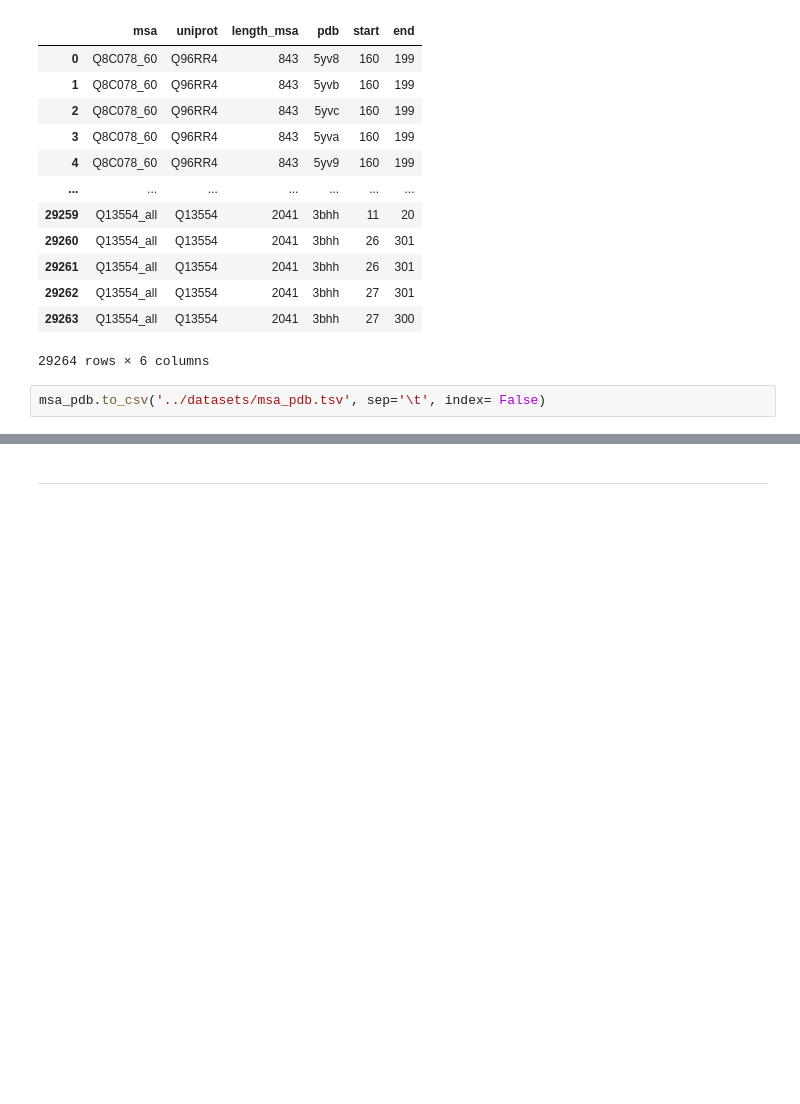
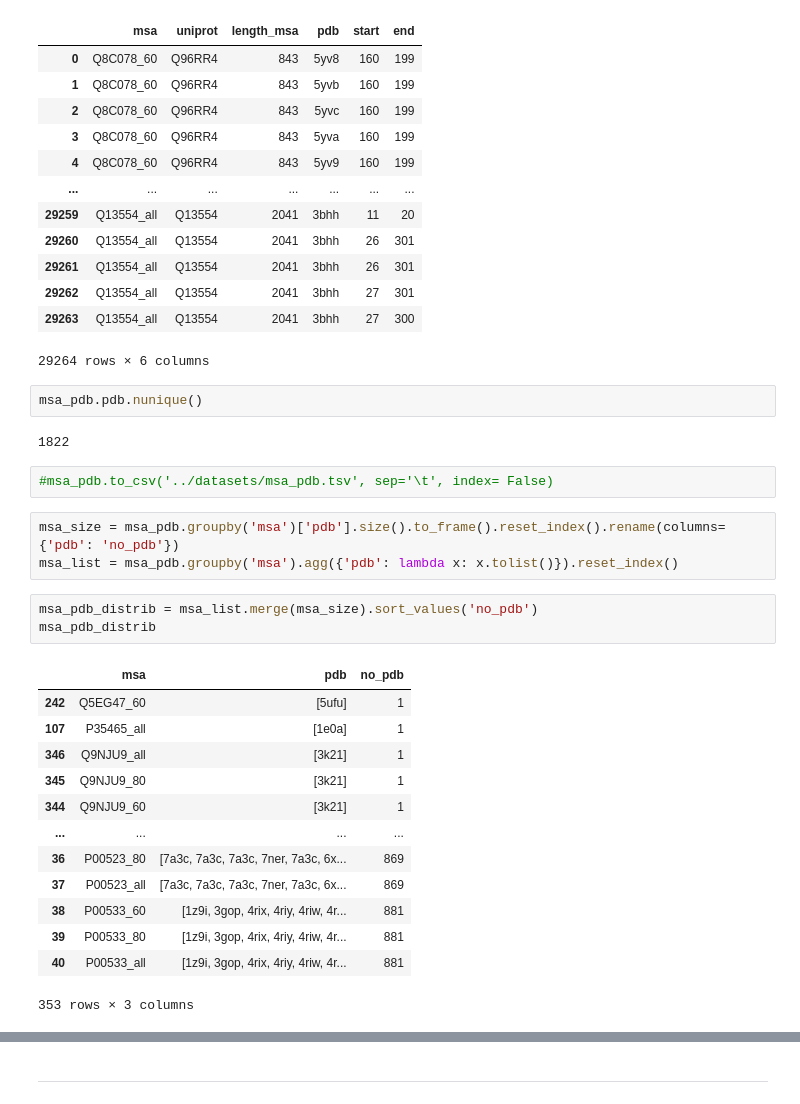
Before and after one commit to alvaro-2/cis-reg, a Jupyter notebook: scripts/orthologs.ipynb, the cells around one changed output, grey strips where cells are left out. Cells and saved outputs as stored; diff of their text form; blank space fills up the shorter version.

```diff
--- a/scripts/orthologs.ipynb
+++ b/scripts/orthologs.ipynb
@@ -766,5 +750,29 @@ msa_pdb
 | 29262 | Q13554_all | Q13554 | 2041 | 3bhh | 27 | 301 |
 | 29263 | Q13554_all | Q13554 | 2041 | 3bhh | 27 | 300 |
 29264 rows × 6 columns
+# %%
+msa_pdb.pdb.nunique()
+# %% [output]
+1822
 # %%
-msa_pdb.to_csv('../datasets/msa_pdb.tsv', sep='\t', index= False)
+#msa_pdb.to_csv('../datasets/msa_pdb.tsv', sep='\t', index= False)
+# %%
+msa_size = msa_pdb.groupby('msa')['pdb'].size().to_frame().reset_index().rename(columns= {'pdb': 'no_pdb'})
+msa_list = msa_pdb.groupby('msa').agg({'pdb': lambda x: x.tolist()}).reset_index()
+# %%
+msa_pdb_distrib = msa_list.merge(msa_size).sort_values('no_pdb')
+msa_pdb_distrib
+# %% [output]
+|  | msa | pdb | no_pdb |
+| 242 | Q5EG47_60 | [5ufu] | 1 |
+| 107 | P35465_all | [1e0a] | 1 |
+| 346 | Q9NJU9_all | [3k21] | 1 |
+| 345 | Q9NJU9_80 | [3k21] | 1 |
+| 344 | Q9NJU9_60 | [3k21] | 1 |
+| ... | ... | ... | ... |
+| 36 | P00523_80 | [7a3c, 7a3c, 7a3c, 7ner, 7a3c, 6x... | 869 |
+| 37 | P00523_all | [7a3c, 7a3c, 7a3c, 7ner, 7a3c, 6x... | 869 |
+| 38 | P00533_60 | [1z9i, 3gop, 4rix, 4riy, 4riw, 4r... | 881 |
+| 39 | P00533_80 | [1z9i, 3gop, 4rix, 4riy, 4riw, 4r... | 881 |
+| 40 | P00533_all | [1z9i, 3gop, 4rix, 4riy, 4riw, 4r... | 881 |
+353 rows × 3 columns
```
Also changed, not shown: parts of 10 cells of this notebook.
